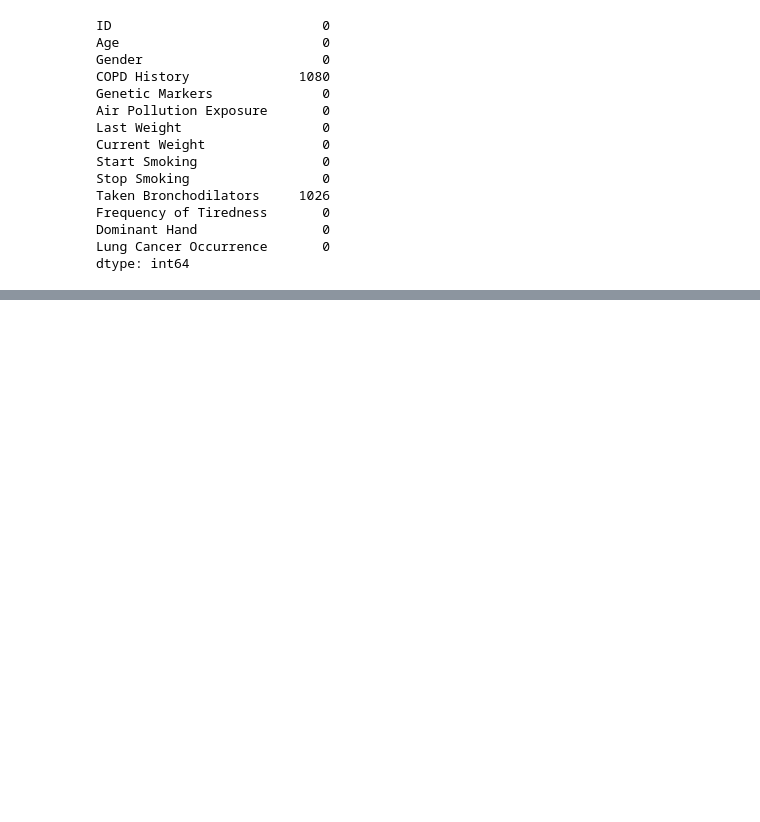
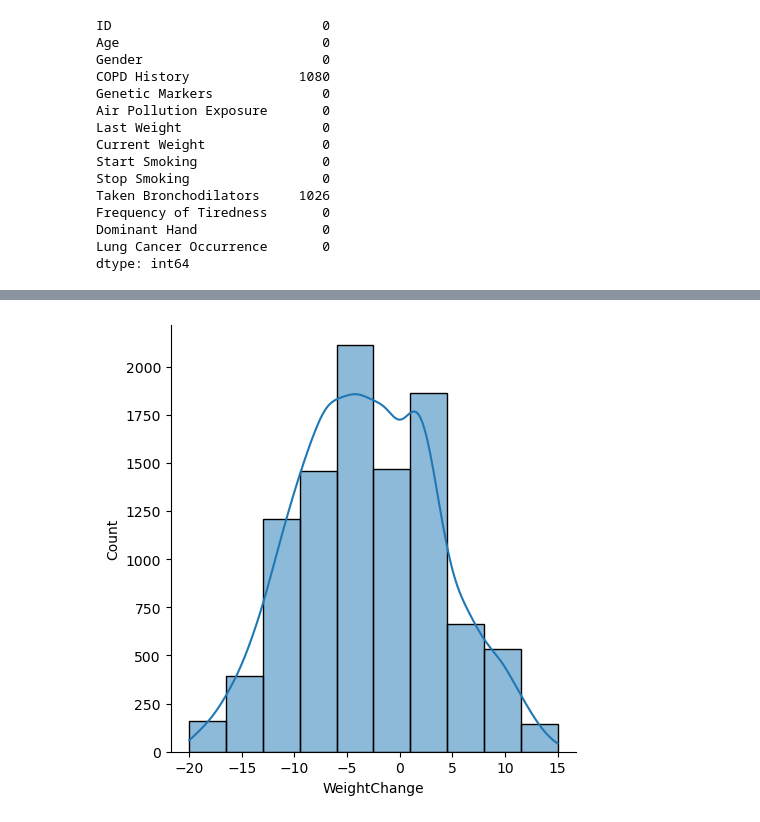
Before and after one commit to jo-yie/aiap16-leong-jo-yie-328F, a Jupyter notebook: eda.ipynb, the cells around one changed output, grey strips where cells are left out. Saved outputs shown, nothing was run; the diff lists cells and outputs as text; code cells hidden in the pictures; blank space fills up the shorter version.

```diff
--- a/eda.ipynb
+++ b/eda.ipynb
@@ -457,0 +562,6 @@ plt.show()
+# %%
+# Distribution plot of 'WeightChange'
+sns.displot(df_final['WeightChange'], kde = True, bins = 10)
+plt.show()
+# %% [output]
+[figure, added]
```
Also changed, not shown: parts of 71 cells of this notebook, 10 other files.
